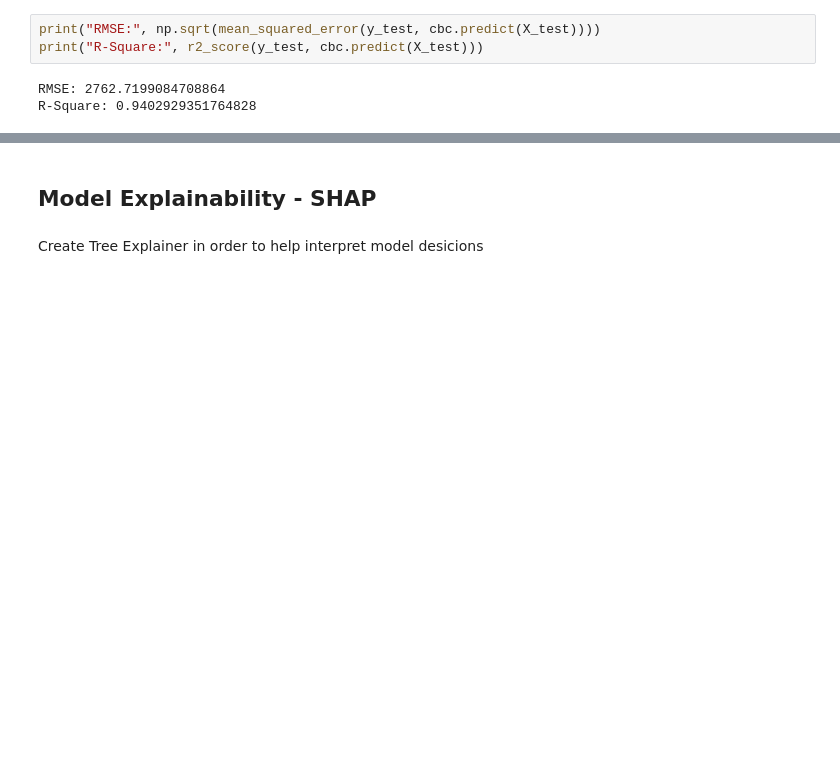
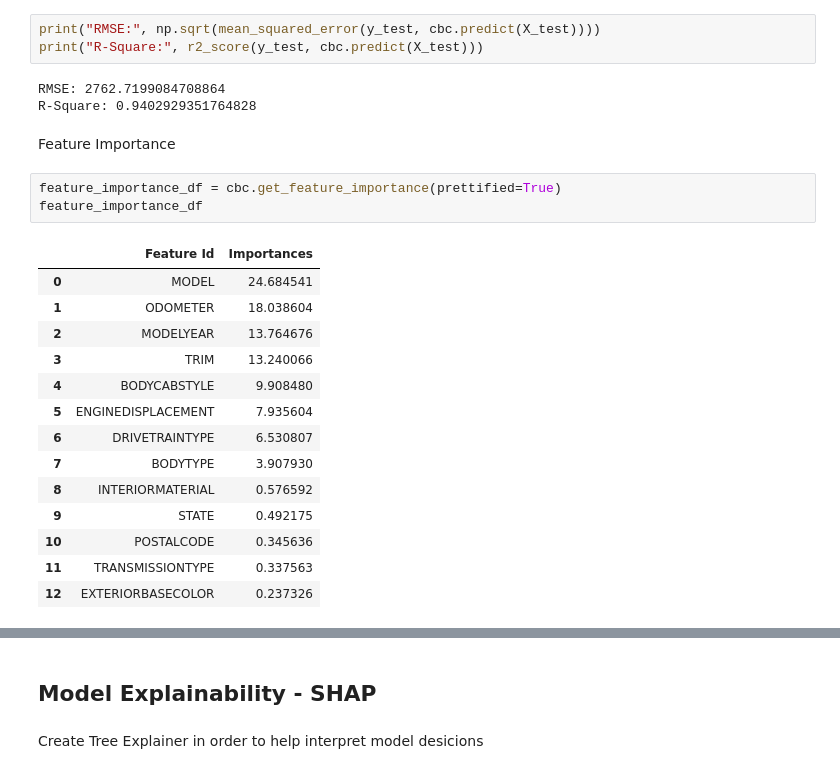
Before and after one commit to kuroevan/CPP-Project, a Jupyter notebook: Car Price Prediction Project.ipynb, the cells around one changed output, grey strips where cells are left out. Saved outputs shown, nothing was run; the diff lists cells and outputs as text; blank space fills up the shorter version.

```diff
--- a/Car Price Prediction Project.ipynb
+++ b/Car Price Prediction Project.ipynb
@@ -824,3 +794,23 @@ print("R-Square:", r2_score(y_test, cbc.predict(X_test)))
 # %% [output]
 RMSE: 2762.7199084708864
 R-Square: 0.9402929351764828
+# %% [markdown]
+Feature Importance
+# %%
+feature_importance_df = cbc.get_feature_importance(prettified=True)
+feature_importance_df
+# %% [output]
+|  | Feature Id | Importances |
+| 0 | MODEL | 24.684541 |
+| 1 | ODOMETER | 18.038604 |
+| 2 | MODELYEAR | 13.764676 |
+| 3 | TRIM | 13.240066 |
+| 4 | BODYCABSTYLE | 9.908480 |
+| 5 | ENGINEDISPLACEMENT | 7.935604 |
+| 6 | DRIVETRAINTYPE | 6.530807 |
+| 7 | BODYTYPE | 3.907930 |
+| 8 | INTERIORMATERIAL | 0.576592 |
+| 9 | STATE | 0.492175 |
+| 10 | POSTALCODE | 0.345636 |
+| 11 | TRANSMISSIONTYPE | 0.337563 |
+| 12 | EXTERIORBASECOLOR | 0.237326 |
```
Also changed, not shown: parts of 9 cells of this notebook, 7 other files.
